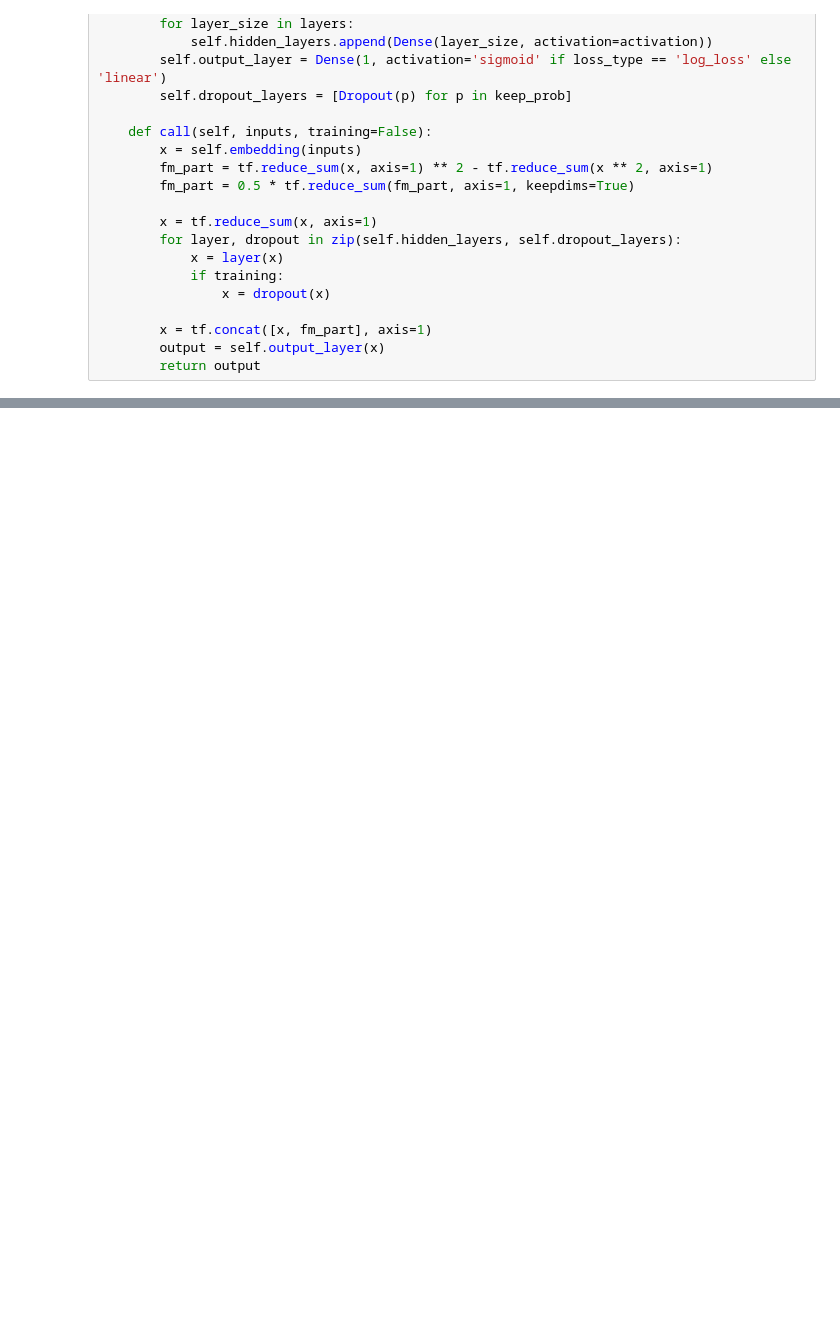
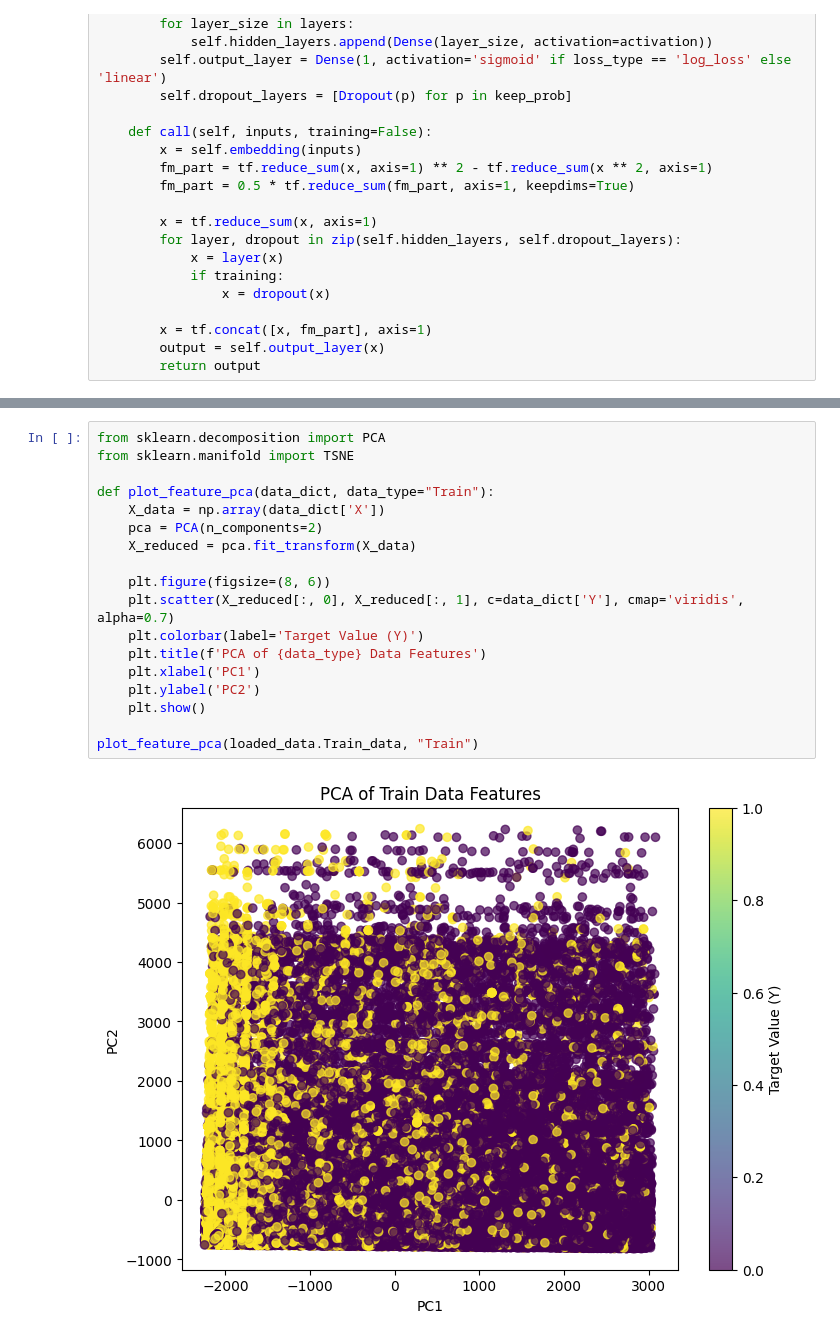
Before and after one commit to MarsImmortal/neural_factorization_machine, a Jupyter notebook: NFM.ipynb, the cells around one changed output, grey strips where cells are left out. Drawn from its saved outputs; the diff is of its cells as text; blank space fills up the shorter version.

```diff
--- a/NFM.ipynb
+++ b/NFM.ipynb
@@ -755,0 +563,20 @@ config={'module': None, 'class_name': 'NeuralFM', 'config': {'trainable': True,
+# %%
+from sklearn.decomposition import PCA
+from sklearn.manifold import TSNE
+
+def plot_feature_pca(data_dict, data_type="Train"):
+    X_data = np.array(data_dict['X'])
+    pca = PCA(n_components=2)
+    X_reduced = pca.fit_transform(X_data)
+
+    plt.figure(figsize=(8, 6))
+    plt.scatter(X_reduced[:, 0], X_reduced[:, 1], c=data_dict['Y'], cmap='viridis', alpha=0.7)
+    plt.colorbar(label='Target Value (Y)')
+    plt.title(f'PCA of {data_type} Data Features')
+    plt.xlabel('PC1')
+    plt.ylabel('PC2')
+    plt.show()
+
+plot_feature_pca(loaded_data.Train_data, "Train")
+# %% [output]
+[figure, added]
```
Also changed, not shown: parts of 18 cells of this notebook.
